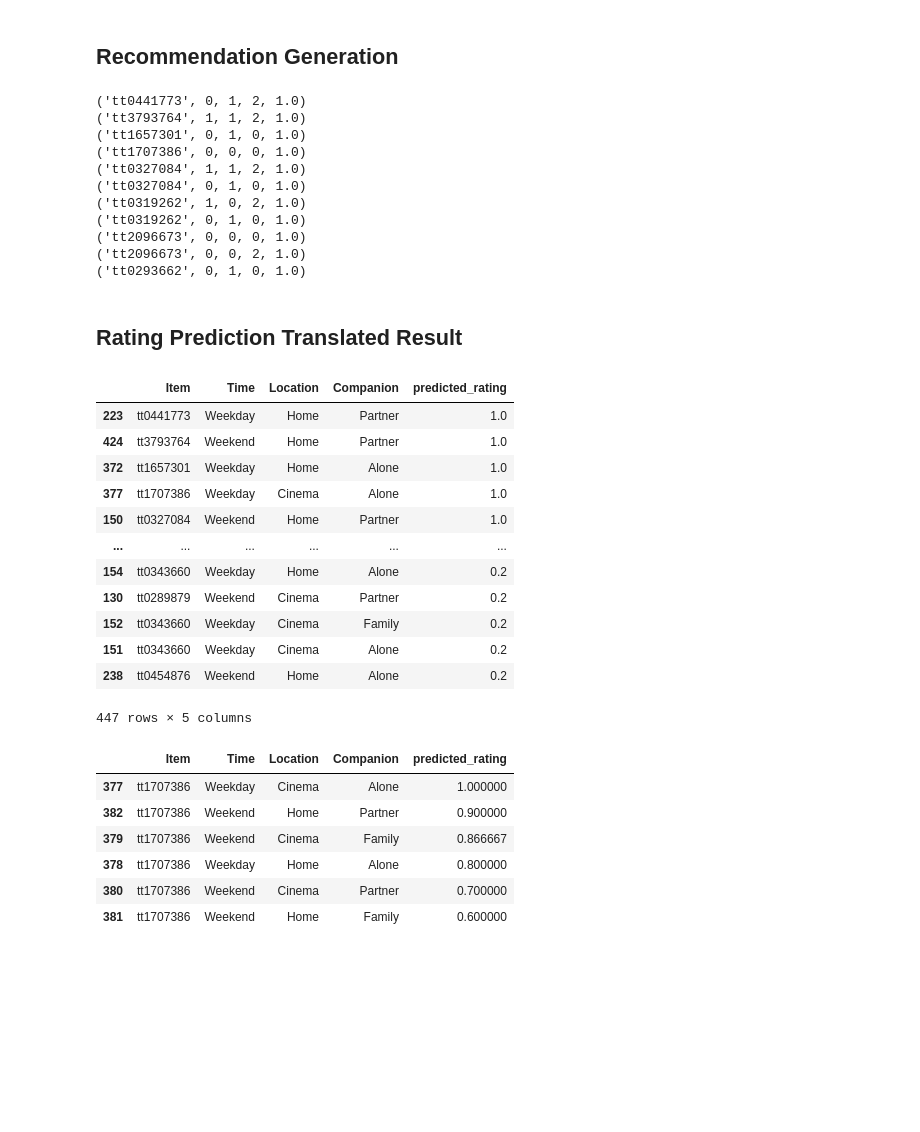
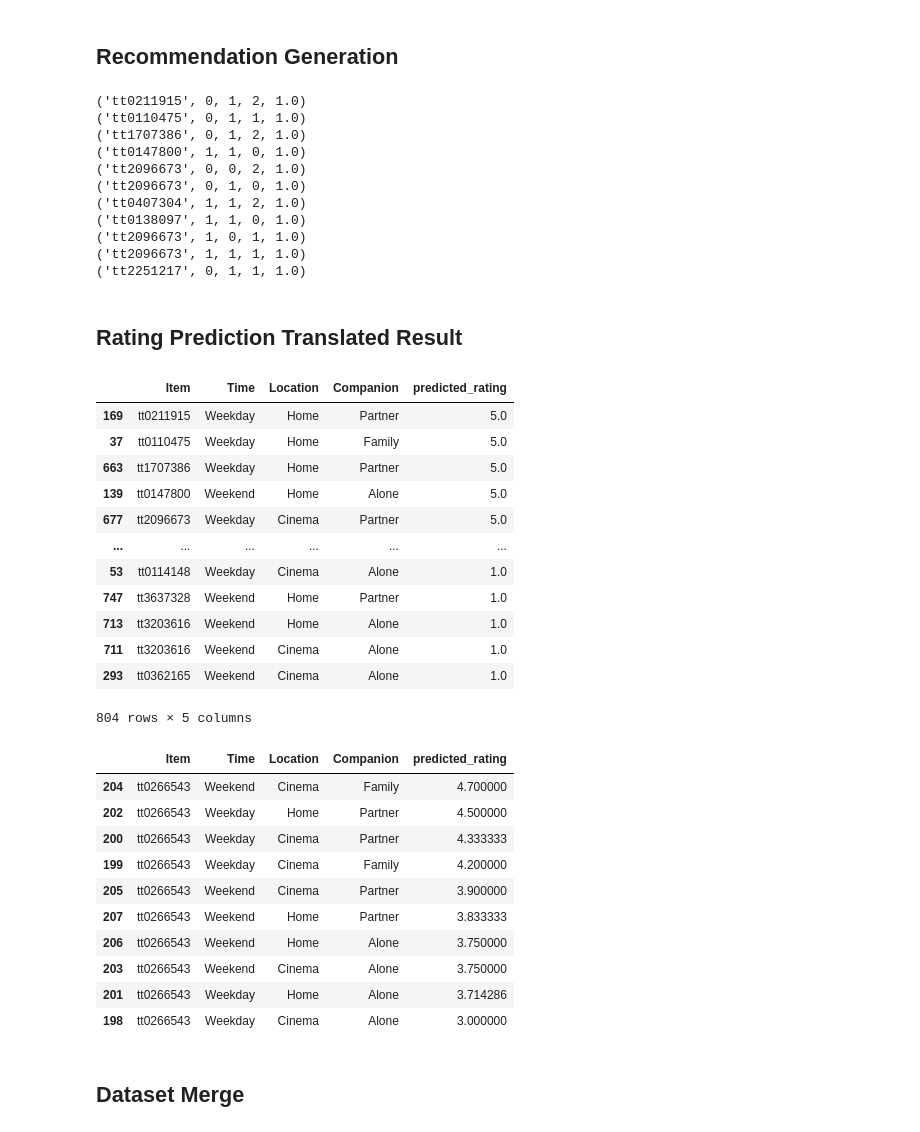
Before and after one commit to johaneschristian/daa-cars-algorithm, a Jupyter notebook: Graph Based Similarity Approach-Copy2.ipynb, the cells around one changed output. Cells and saved outputs as stored; diff of their text form; code cells hidden in the pictures; blank space fills up the shorter version.

```diff
--- a/Graph Based Similarity Approach-Copy2.ipynb
+++ b/Graph Based Similarity Approach-Copy2.ipynb
@@ -10,13 +10,12 @@ from itertools import product as cartesian_product
 # %% [markdown]
 ## Program Arguments
 # %%
-LMAX = 6      # Maximum transitive path length
-K = 10
+LMAX = 12    # Maximum transitive path length
+K = 70
 # %% [markdown]
 ## Preprocessing
 # %%
 df = pd.read_csv('training_dataset.csv')
-df.drop(3520, inplace=True)
 
 df.tail(5)
 # %% [output]
@@ -138,7 +138,7 @@ array([[11093.44512, 6925.82848, 2392.134336000001, ...,
 # %% [markdown]
 # Prediction
 # %%
-USER = '1082'   # User to check
+USER = 1052   # User to check
 N = 10
 # %%
 # # Context translation
@@ -251,17 +251,17 @@ for data in predicted_df.iterrows():
 for i in chosen:
     print(i)
 # %% [output]
-('tt0441773', 0, 1, 2, 1.0)
-('tt3793764', 1, 1, 2, 1.0)
-('tt1657301', 0, 1, 0, 1.0)
-('tt1707386', 0, 0, 0, 1.0)
-('tt0327084', 1, 1, 2, 1.0)
-('tt0327084', 0, 1, 0, 1.0)
-('tt0319262', 1, 0, 2, 1.0)
-('tt0319262', 0, 1, 0, 1.0)
-('tt2096673', 0, 0, 0, 1.0)
+('tt0211915', 0, 1, 2, 1.0)
+('tt0110475', 0, 1, 1, 1.0)
+('tt1707386', 0, 1, 2, 1.0)
+('tt0147800', 1, 1, 0, 1.0)
 ('tt2096673', 0, 0, 2, 1.0)
-('tt0293662', 0, 1, 0, 1.0)
+('tt2096673', 0, 1, 0, 1.0)
+('tt0407304', 1, 1, 2, 1.0)
+('tt0138097', 1, 1, 0, 1.0)
+('tt2096673', 1, 0, 1, 1.0)
+('tt2096673', 1, 1, 1, 1.0)
+('tt2251217', 0, 1, 1, 1.0)
 # %% [markdown]
 ## Rating Prediction Translated Result
 # %%
@@ -282,7 +282,8 @@ for i in inferred_ratings:
         translator = user_item_context_reverse_encodings[j+1]
         new_entry.append(translator[item_context[j]])
 
-    new_entry.append(i[1])
+    # Append the rating
+    new_entry.append(i[1]*maximum_rating)
 
     mapped_ratings.append(new_entry)
 # %%
@@ -296,25 +297,31 @@ res = pd.DataFrame(
 display(res)
 # %% [output]
 |  | Item | Time | Location | Companion | predicted_rating |
-| 223 | tt0441773 | Weekday | Home | Partner | 1.0 |
-| 424 | tt3793764 | Weekend | Home | Partner | 1.0 |
-| 372 | tt1657301 | Weekday | Home | Alone | 1.0 |
-| 377 | tt1707386 | Weekday | Cinema | Alone | 1.0 |
-| 150 | tt0327084 | Weekend | Home | Partner | 1.0 |
+| 169 | tt0211915 | Weekday | Home | Partner | 5.0 |
+| 37 | tt0110475 | Weekday | Home | Family | 5.0 |
+| 663 | tt1707386 | Weekday | Home | Partner | 5.0 |
+| 139 | tt0147800 | Weekend | Home | Alone | 5.0 |
+| 677 | tt2096673 | Weekday | Cinema | Partner | 5.0 |
 | ... | ... | ... | ... | ... | ... |
-| 154 | tt0343660 | Weekday | Home | Alone | 0.2 |
-| 130 | tt0289879 | Weekend | Cinema | Partner | 0.2 |
-| 152 | tt0343660 | Weekday | Cinema | Family | 0.2 |
-| 151 | tt0343660 | Weekday | Cinema | Alone | 0.2 |
-| 238 | tt0454876 | Weekend | Home | Alone | 0.2 |
+| 53 | tt0114148 | Weekday | Cinema | Alone | 1.0 |
+| 747 | tt3637328 | Weekend | Home | Partner | 1.0 |
+| 713 | tt3203616 | Weekend | Home | Alone | 1.0 |
+| 711 | tt3203616 | Weekend | Cinema | Alone | 1.0 |
+| 293 | tt0362165 | Weekend | Cinema | Alone | 1.0 |
-447 rows × 5 columns
+804 rows × 5 columns
 # %%
-res[res['Item'] == 'tt1707386']
+res[res['Item'] == 'tt0266543']
 # %% [output]
 |  | Item | Time | Location | Companion | predicted_rating |
-| 377 | tt1707386 | Weekday | Cinema | Alone | 1.000000 |
-| 382 | tt1707386 | Weekend | Home | Partner | 0.900000 |
-| 379 | tt1707386 | Weekend | Cinema | Family | 0.866667 |
-| 378 | tt1707386 | Weekday | Home | Alone | 0.800000 |
-| 380 | tt1707386 | Weekend | Cinema | Partner | 0.700000 |
-| 381 | tt1707386 | Weekend | Home | Family | 0.600000 |
+| 204 | tt0266543 | Weekend | Cinema | Family | 4.700000 |
+| 202 | tt0266543 | Weekday | Home | Partner | 4.500000 |
+| 200 | tt0266543 | Weekday | Cinema | Partner | 4.333333 |
+| 199 | tt0266543 | Weekday | Cinema | Family | 4.200000 |
+| 205 | tt0266543 | Weekend | Cinema | Partner | 3.900000 |
+| 207 | tt0266543 | Weekend | Home | Partner | 3.833333 |
+| 206 | tt0266543 | Weekend | Home | Alone | 3.750000 |
+| 203 | tt0266543 | Weekend | Cinema | Alone | 3.750000 |
+| 201 | tt0266543 | Weekday | Home | Alone | 3.714286 |
+| 198 | tt0266543 | Weekday | Cinema | Alone | 3.000000 |
+# %% [markdown]
+## Dataset Merge
```
Also changed, not shown: parts of 13 cells of this notebook, 8 other files.
